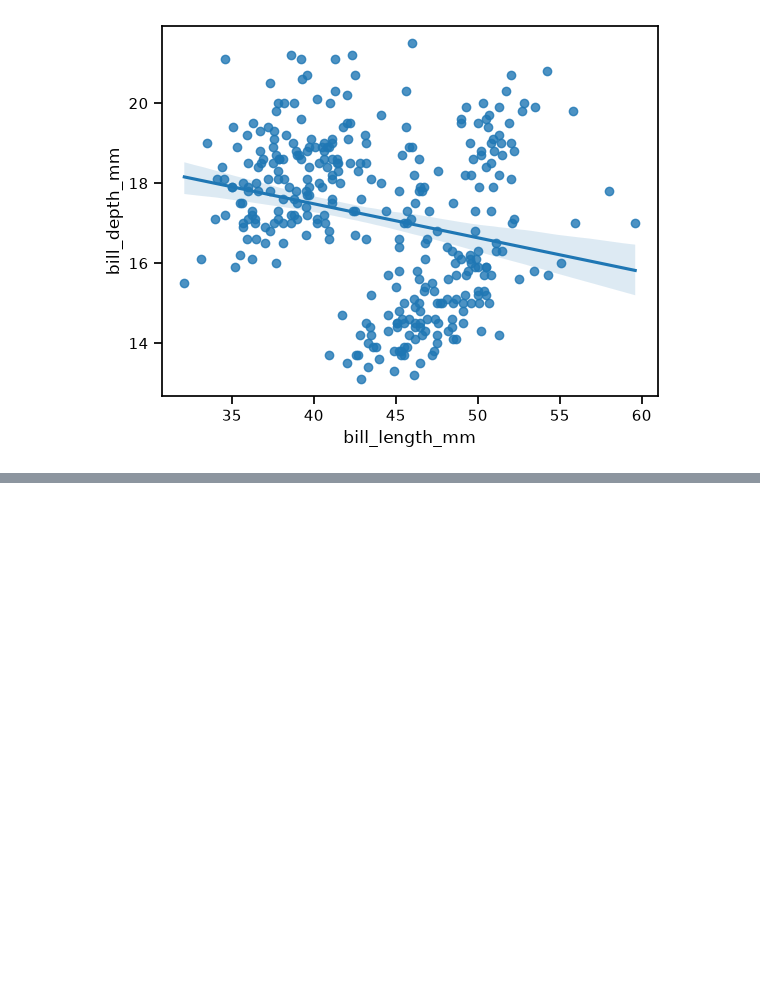
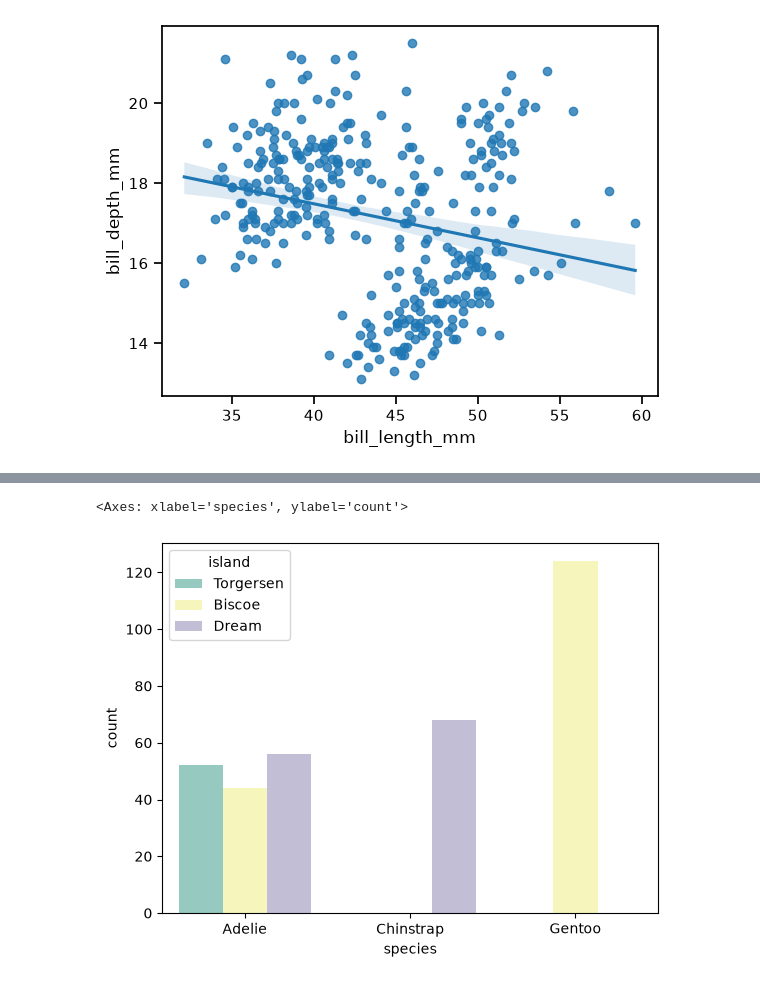
Before and after one commit to mrayusha8-hue/60days_of_learning_challenge, a Jupyter notebook: Python/seaborn_intro.ipynb, the cells around one changed output, grey strips where cells are left out. Saved outputs shown, nothing was run; the diff lists cells and outputs as text; code cells hidden in the pictures; blank space fills up the shorter version.

```diff
--- a/Python/seaborn_intro.ipynb
+++ b/Python/seaborn_intro.ipynb
@@ -182,0 +195,6 @@ sns.lineplot(data = penguins, x = "body_mass_g", y = "flipper_length_mm")
+# %%
+#countplot -> used to show counts of observations in each categorical bin using bars
+sns.countplot(data = penguins, x = "species", hue = "island", palette = "Set3")
+# %% [output]
+<Axes: xlabel='species', ylabel='count'>
+[figure, added]
```
Also changed, not shown: parts of 5 cells of this notebook.
